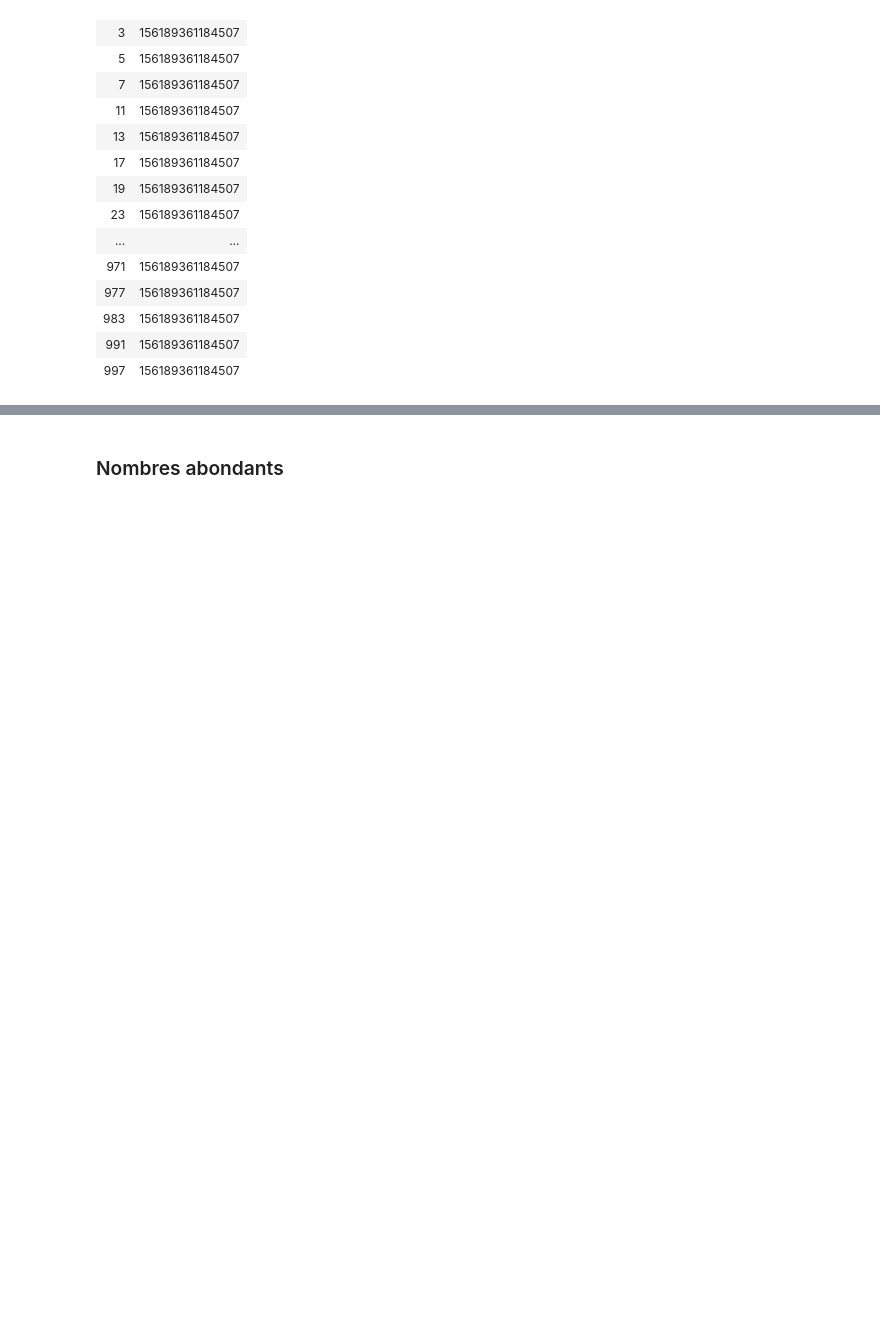
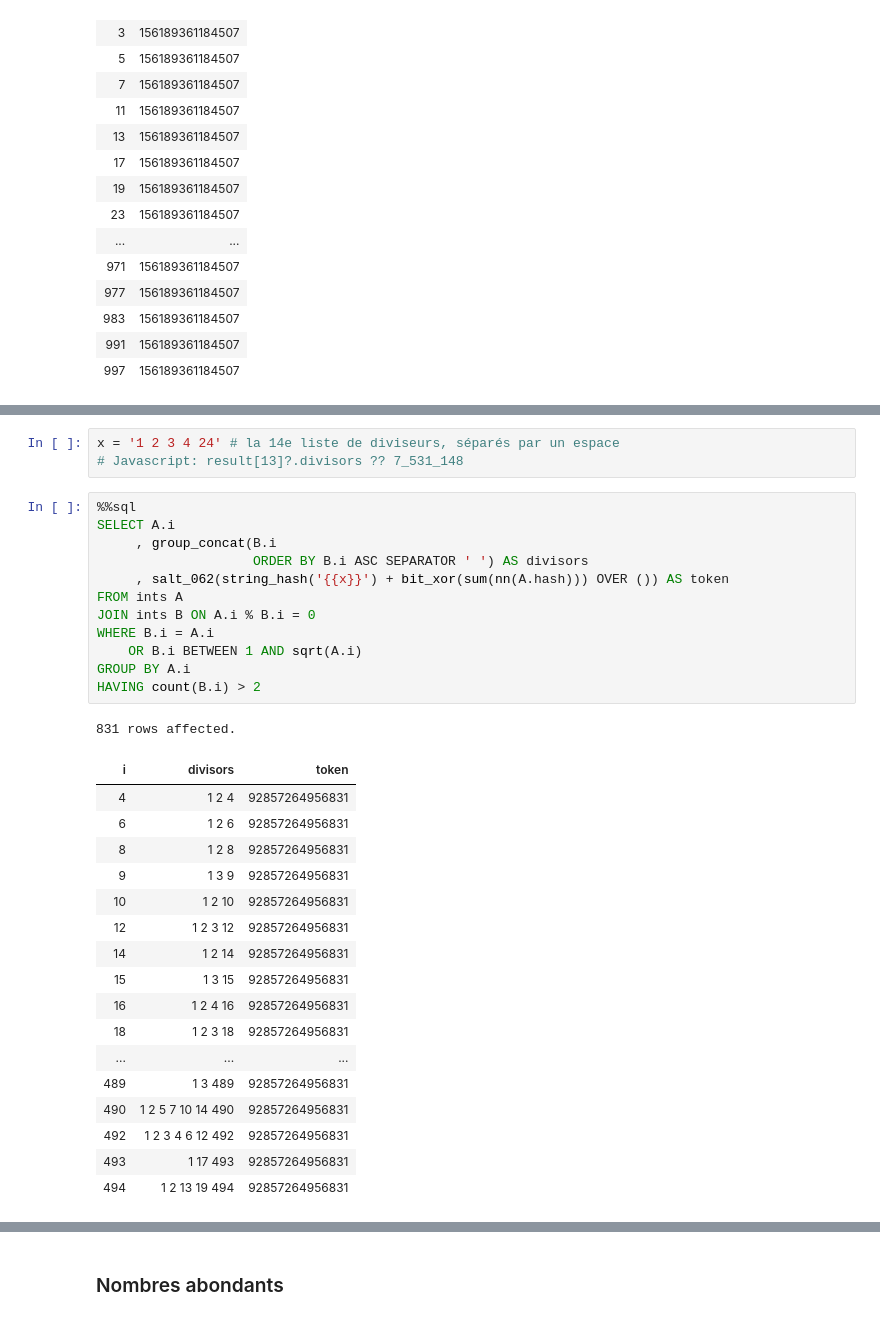
Before and after one commit to laowantong/sqlab_ints, a Jupyter notebook: ints.ipynb, the cells around one changed output, grey strips where cells are left out. Saved outputs shown, nothing was run; the diff lists cells and outputs as text; blank space fills up the shorter version.

```diff
--- a/ints.ipynb
+++ b/ints.ipynb
@@ -1206,0 +1222,34 @@ HAVING count(B.i) = 0
+# %%
+x = '1 2 3 4 24' # la 14e liste de diviseurs, séparés par un espace
+# Javascript: result[13]?.divisors ?? 7_531_148
+# %%
+%%sql
+SELECT A.i
+     , group_concat(B.i
+                    ORDER BY B.i ASC SEPARATOR ' ') AS divisors
+     , salt_062(string_hash('{{x}}') + bit_xor(sum(nn(A.hash))) OVER ()) AS token
+FROM ints A
+JOIN ints B ON A.i % B.i = 0
+WHERE B.i = A.i
+    OR B.i BETWEEN 1 AND sqrt(A.i)
+GROUP BY A.i
+HAVING count(B.i) > 2
+# %% [output]
+831 rows affected.
+| i | divisors | token |
+| 4 | 1 2 4 | 92857264956831 |
+| 6 | 1 2 6 | 92857264956831 |
+| 8 | 1 2 8 | 92857264956831 |
+| 9 | 1 3 9 | 92857264956831 |
+| 10 | 1 2 10 | 92857264956831 |
+| 12 | 1 2 3 12 | 92857264956831 |
+| 14 | 1 2 14 | 92857264956831 |
+| 15 | 1 3 15 | 92857264956831 |
+| 16 | 1 2 4 16 | 92857264956831 |
+| 18 | 1 2 3 18 | 92857264956831 |
+| ... | ... | ... |
+| 489 | 1 3 489 | 92857264956831 |
+| 490 | 1 2 5 7 10 14 490 | 92857264956831 |
+| 492 | 1 2 3 4 6 12 492 | 92857264956831 |
+| 493 | 1 17 493 | 92857264956831 |
+| 494 | 1 2 13 19 494 | 92857264956831 |
```
Also changed, not shown: parts of 14 cells of this notebook, 12 other files.
